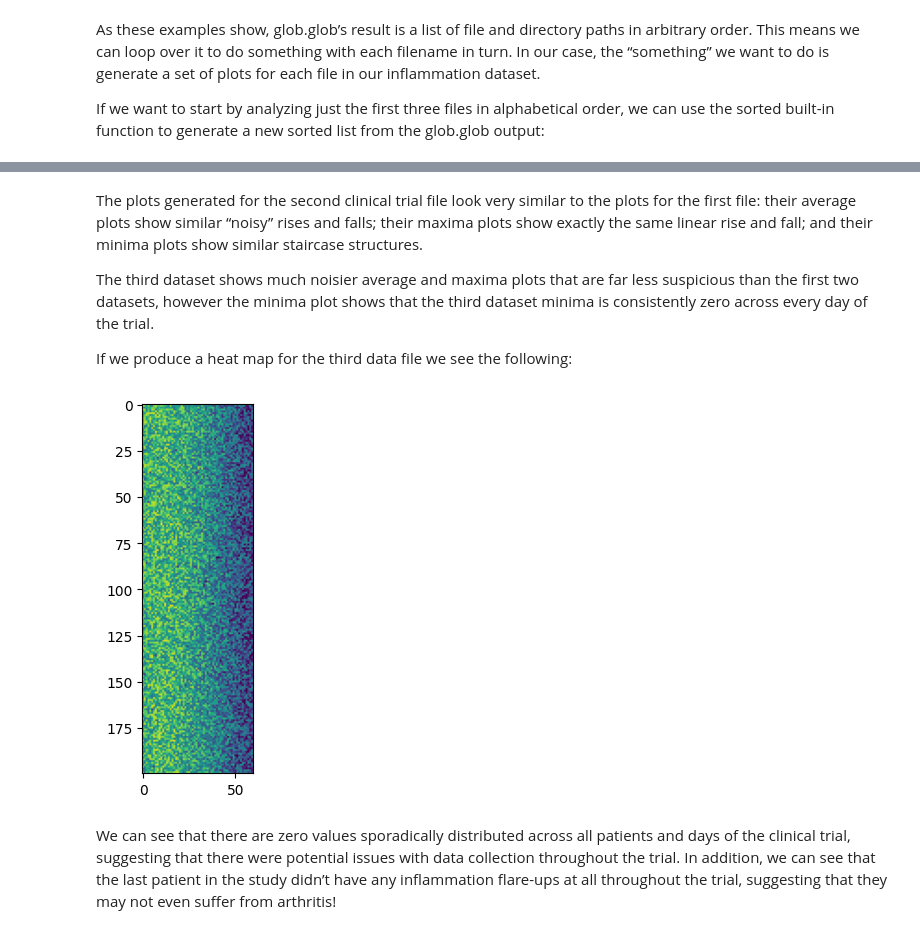
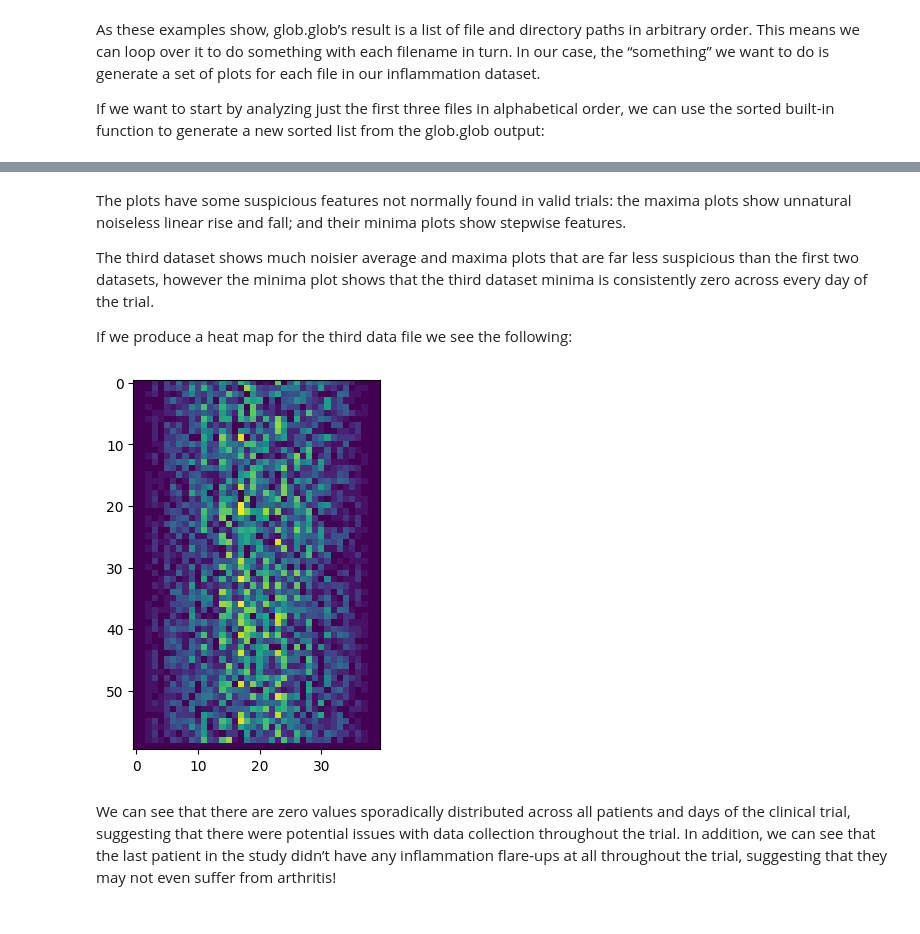
Before and after one commit to ssvassiliev/Intro2python, a Jupyter notebook: Python_Part1.ipynb, the cells around one changed output, grey strips where cells are left out. Cells and saved outputs as stored; diff of their text form; code cells hidden in the pictures.

```diff
--- a/Python_Part1.ipynb
+++ b/Python_Part1.ipynb
@@ -1407,14 +1453,15 @@ for filename in filenames:
 # %% [markdown]
-The plots generated for the second clinical trial file look very similar to the plots for the first file: their average plots show similar “noisy” rises and falls; their maxima plots show exactly the same linear rise and fall; and their minima plots show similar staircase structures.
+The plots have some suspicious features not normally found in valid trials:  the maxima plots show unnatural noiseless linear rise and fall; and their minima plots show stepwise features.
 
 The third dataset shows much noisier average and maxima plots that are far less suspicious than the first two datasets, however the minima plot shows that the third dataset minima is consistently zero across every day of the trial.
 
 If we produce a heat map for the third data file we see the following:
 # %%
+data=np.loadtxt("data/inflammation-03.csv", delimiter=',')
 image = plt.imshow(data)
 plt.show()
 # %% [output]
-[figure, old version]
+[figure, new version]
 # %% [markdown]
 We can see that there are zero values sporadically distributed across all patients and days of the clinical trial, suggesting that there were potential issues with data collection throughout the trial. In addition, we can see that the last patient in the study didn’t have any inflammation flare-ups at all throughout the trial, suggesting that they may not even suffer from arthritis!
 # %% [markdown]
```
Also changed, not shown: parts of 41 cells of this notebook, 1 other file.
